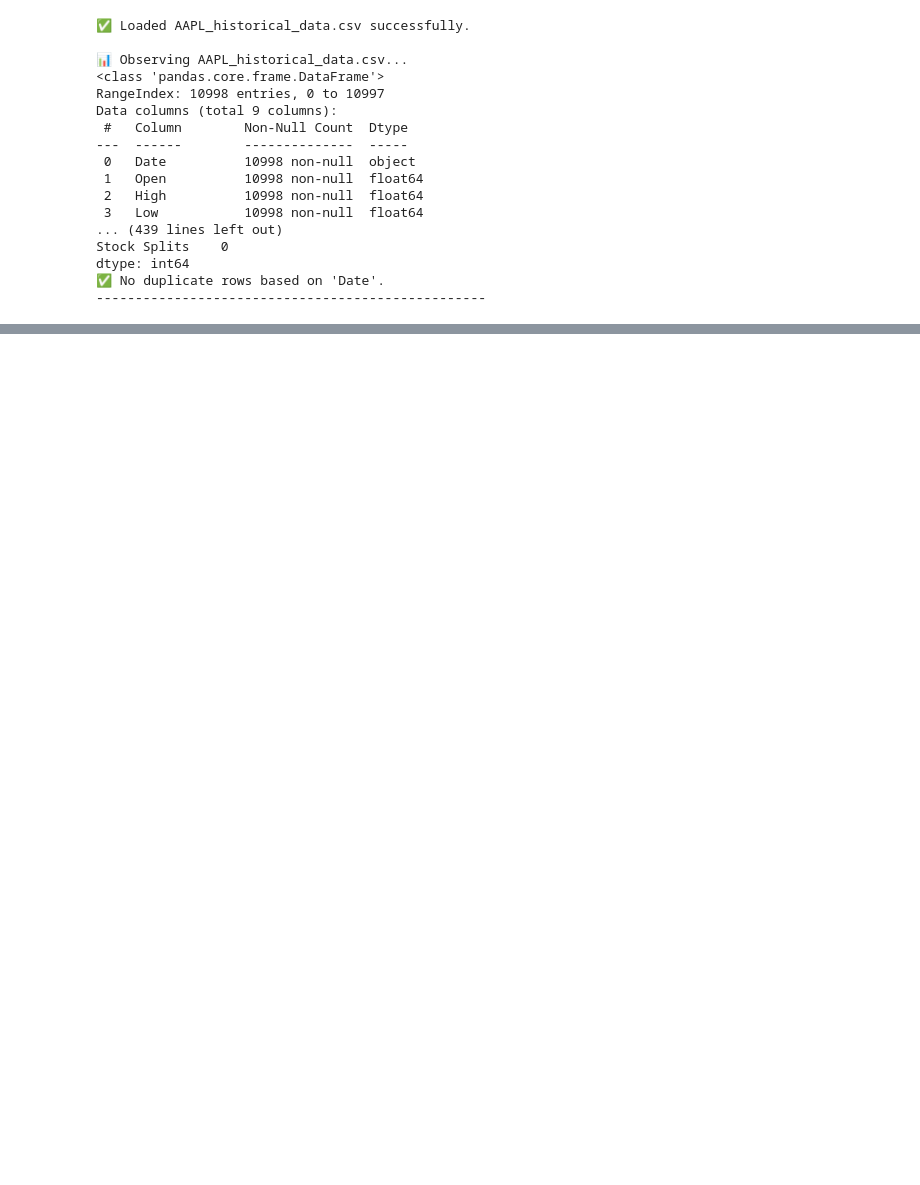
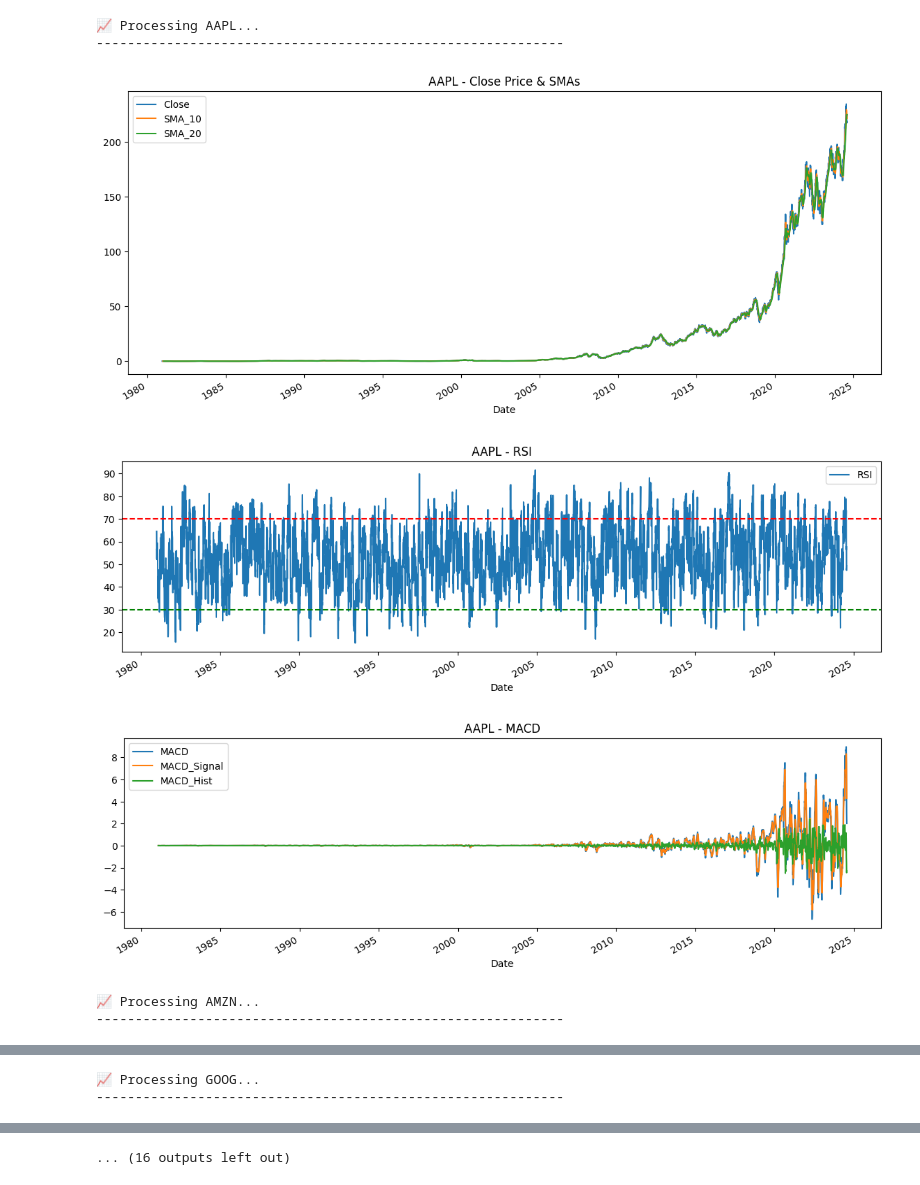
Before and after one commit to hawites/Predicting-Price-Moves-with-News-Sentiment, a Jupyter notebook: notebooks/Quantitative_Analysis.ipynb, the cells around one changed output, grey strips where cells are left out. Drawn from its saved outputs; the diff is of its cells as text; code cells hidden in the pictures; blank space fills up the shorter version.

```diff
--- a/notebooks/Quantitative_Analysis.ipynb
+++ b/notebooks/Quantitative_Analysis.ipynb
@@ -1,30 +1,57 @@
 # %%
 import sys
 import os
+import pandas as pd
+import matplotlib.pyplot as plt
 import importlib
 sys.path.append(os.path.abspath(".."))
 import src.stock_data_cleaner
 importlib.reload(src.stock_data_cleaner)
+import src.technical_indicators
+importlib.reload(src.technical_indicators)
 from src.stock_data_cleaner import StockDataCleaner
 
-cleaner = StockDataCleaner("../data/yfinance_data")
-cleaner.observe_data()  # To observe
-#cleaner.clean_files()   # To clean (if duplicates found)
+from src.technical_indicators import TechnicalIndicators
+
+#cleaner = StockDataCleaner("../data/yfinance_data")
+#cleaner.observe_data()  # To observe
+folder_path = "../data/yfinance_data/"  # Update if needed
+
+for file in os.listdir(folder_path):
+    if file.endswith(".csv"):
+        ticker = file.split('_')[0]
+        print(f"\n📈 Processing {ticker}...\n" + "-"*60)
+
+        df = pd.read_csv(os.path.join(folder_path, file))
+        df['Date'] = pd.to_datetime(df['Date'])
+        df.set_index('Date', inplace=True)
+
+        # Ensure minimum length for indicators
+        if df.shape[0] < 30:
+            print(f"⚠️ Skipping {ticker}, not enough data for indicators.")
+            continue
+
+        ti = TechnicalIndicators(df)
+        df = ti.add_all_indicators()
+
+        # Plot Moving Averages
+        df[['Close', 'SMA_10', 'SMA_20']].plot(figsize=(14,6), title=f'{ticker} - Close Price & SMAs')
+        plt.show()
+
+        # Plot RSI
+        df[['RSI']].plot(figsize=(14,4), title=f'{ticker} - RSI')
+        plt.axhline(70, color='red', linestyle='--')
+        plt.axhline(30, color='green', linestyle='--')
+        plt.show()
+
+        # Plot MACD
+        df[['MACD', 'MACD_Signal', 'MACD_Hist']].plot(figsize=(14,4), title=f'{ticker} - MACD')
+        plt.show()
 # %% [output]
-✅ Loaded AAPL_historical_data.csv successfully.
-
-📊 Observing AAPL_historical_data.csv...
-<class 'pandas.core.frame.DataFrame'>
-RangeIndex: 10998 entries, 0 to 10997
-Data columns (total 9 columns):
- #   Column        Non-Null Count  Dtype
----  ------        --------------  -----
- 0   Date          10998 non-null  object
- 1   Open          10998 non-null  float64
- 2   High          10998 non-null  float64
- 3   Low           10998 non-null  float64
-... (439 lines left out)
-Stock Splits    0
-dtype: int64
-✅ No duplicate rows based on 'Date'.
---------------------------------------------------
+📈 Processing AAPL...
+------------------------------------------------------------
+[figure, added]
+[figure, added]
+[figure, added]
+📈 Processing AMZN...
+------------------------------------------------------------
@@ -30,0 +61,2 @@ dtype: int64
+📈 Processing GOOG...
+------------------------------------------------------------
@@ -30,0 +66 @@ dtype: int64
+... (16 outputs left out)
```
Also changed, not shown: parts of 1 cell of this notebook, 3 other files.
